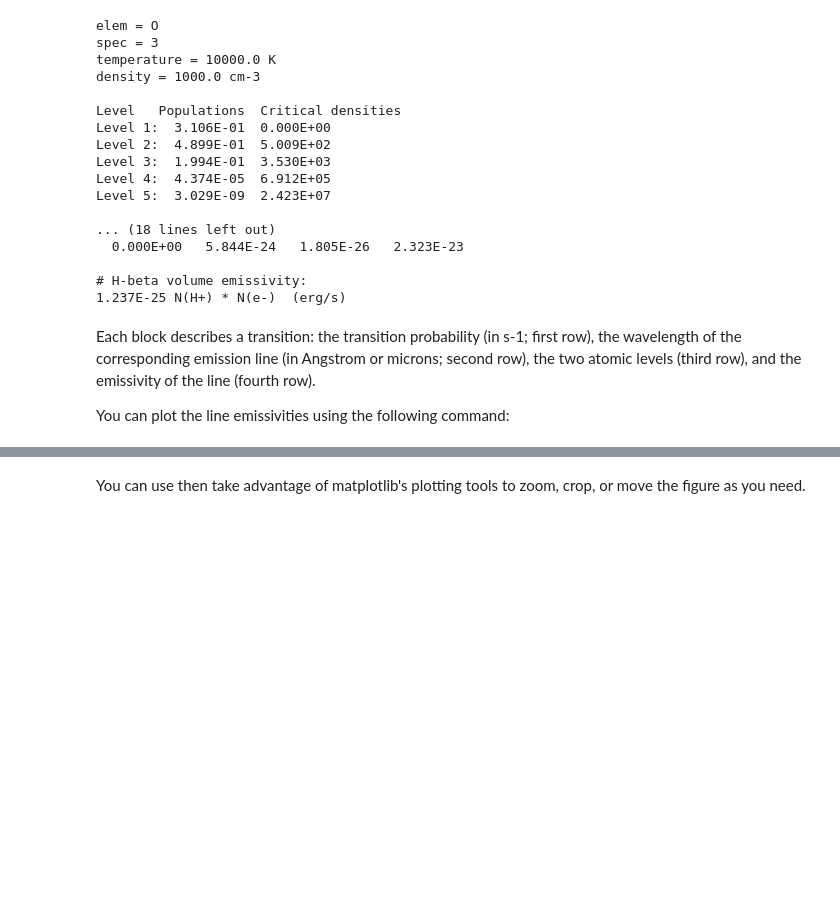
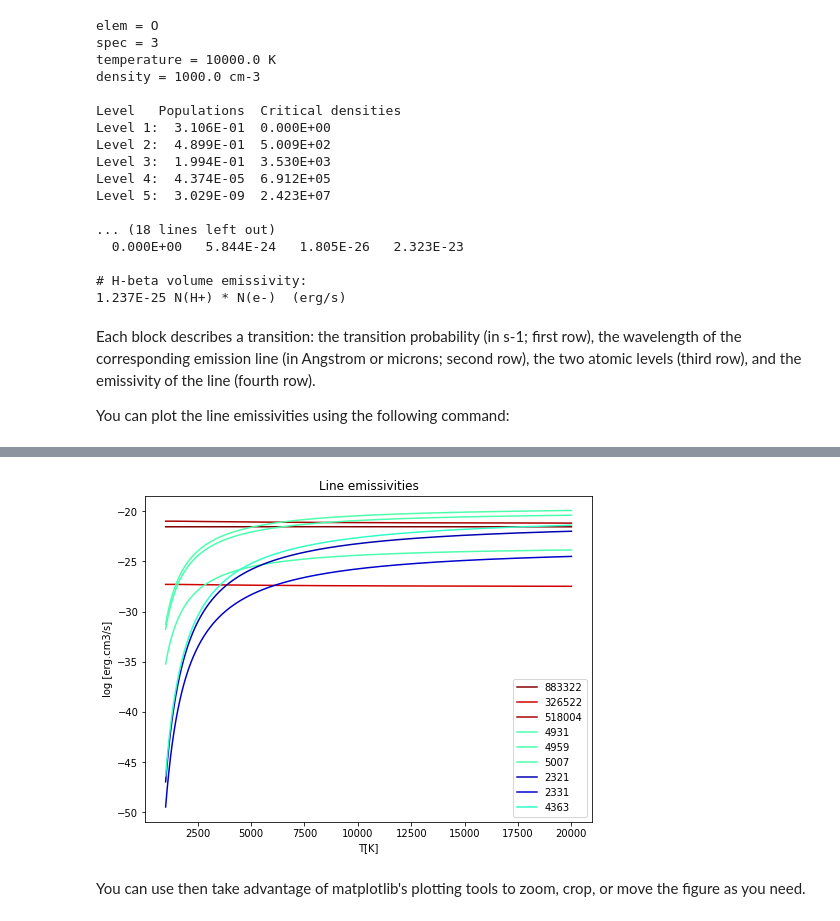
Before and after one commit to Morisset/PyNeb_devel, a Jupyter notebook: docs/Notebooks/PyNeb_manual_1.ipynb, the cells around one changed output, grey strips where cells are left out. Cells and saved outputs as stored; diff of their text form; code cells hidden in the pictures; blank space fills up the shorter version.

```diff
--- a/docs/Notebooks/PyNeb_manual_1.ipynb
+++ b/docs/Notebooks/PyNeb_manual_1.ipynb
@@ -182,7 +182,7 @@ Each block describes a transition: the transition probability (in s-1; first row
 
 You can plot the line emissivities using the following command:
 # %%
-f, ax = plt.subplots(figsize=(10, 8))
+f, ax = plt.subplots(figsize=(8, 6))
 O3.plotEmiss(tem_min=1000, tem_max=20000, ionic_abund=1.0, den=1e3, style='-',
              legend_loc=4, temLog=False, plot_total=False, plot_only_total=False,
              legend=True, total_color='black', total_label='TOTAL', ax=ax)
@@ -191,3 +190,4 @@ O3.plotEmiss(tem_min=1000, tem_max=20000, ionic_abund=1.0, den=1e3, style='-',
+[figure, added]
 # %% [markdown]
 You can use then take advantage of matplotlib's plotting tools to zoom, crop, or move the figure as you need.
 # %% [markdown]
```
Also changed, not shown: parts of 5 cells of this notebook, 20 other files.
